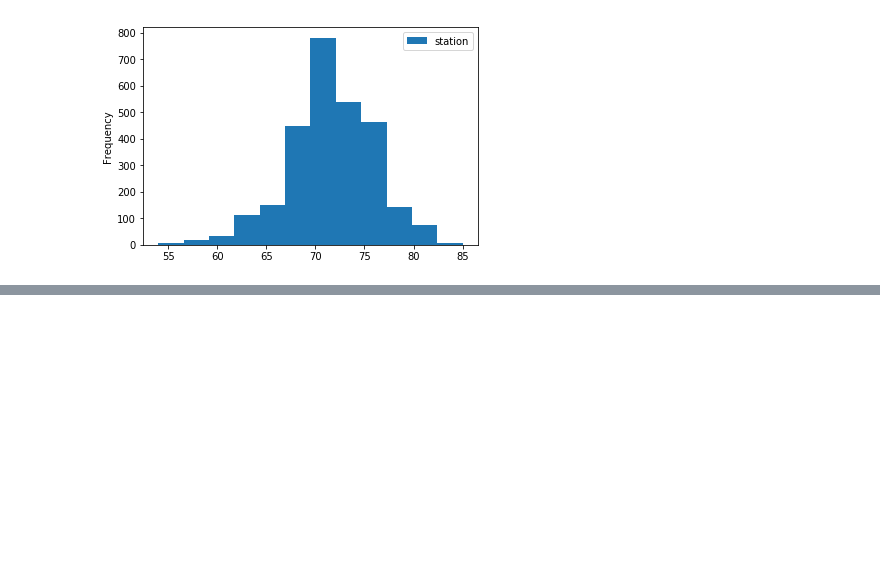
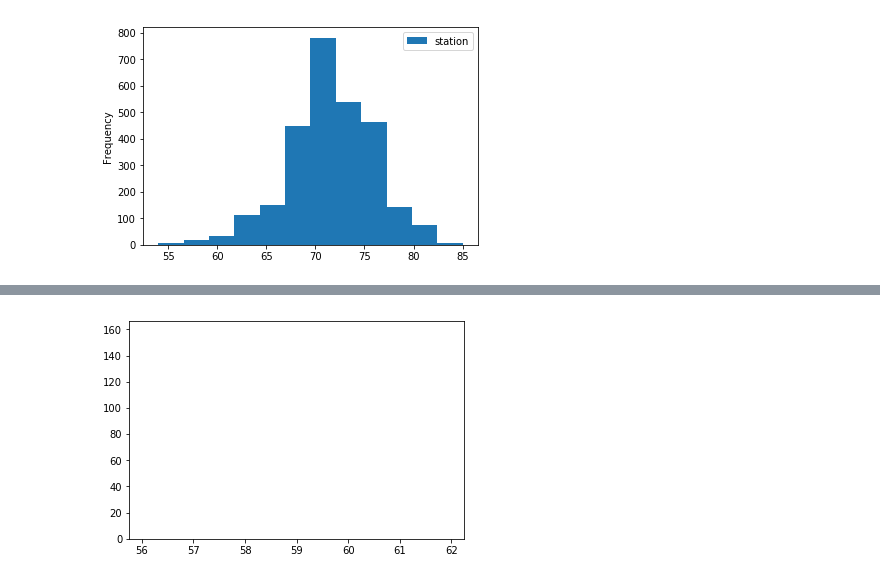
Before and after one commit to FJGalliano/Hawaii_Weather_Observations, a Jupyter notebook: climate_analysis.ipynb, the cells around one changed output, grey strips where cells are left out. Saved outputs shown, nothing was run; the diff lists cells and outputs as text; code cells hidden in the pictures; blank space fills up the shorter version.

```diff
--- a/climate_analysis.ipynb
+++ b/climate_analysis.ipynb
@@ -142,0 +162,6 @@ filter(Measure.date <= end_date).all()
+# %%
+
+plt.stackplot(tmin, tmax, tavg)
+plt.show()
+# %% [output]
+[figure, added]
```
Also changed, not shown: parts of 7 cells of this notebook.
